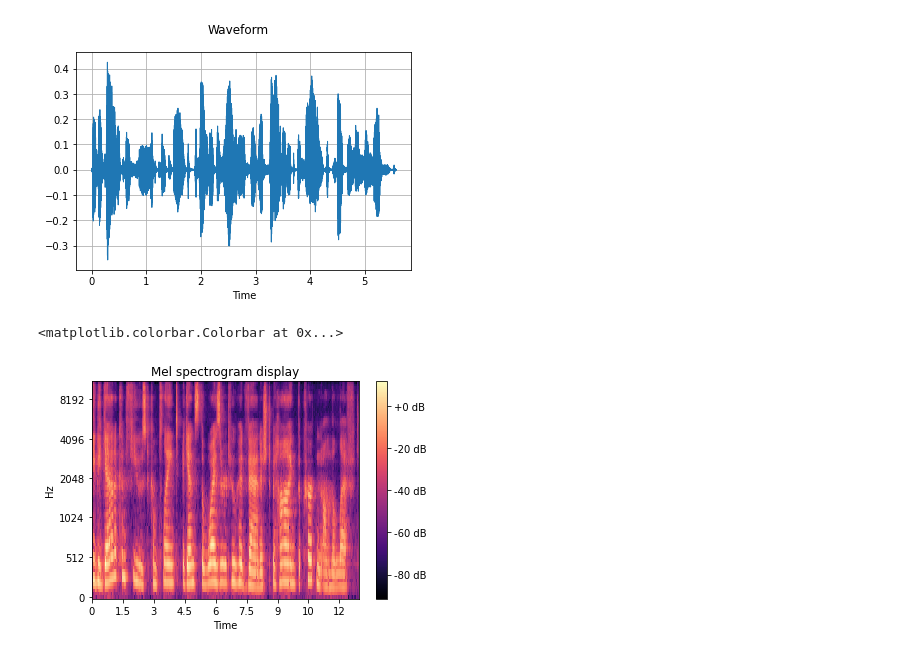
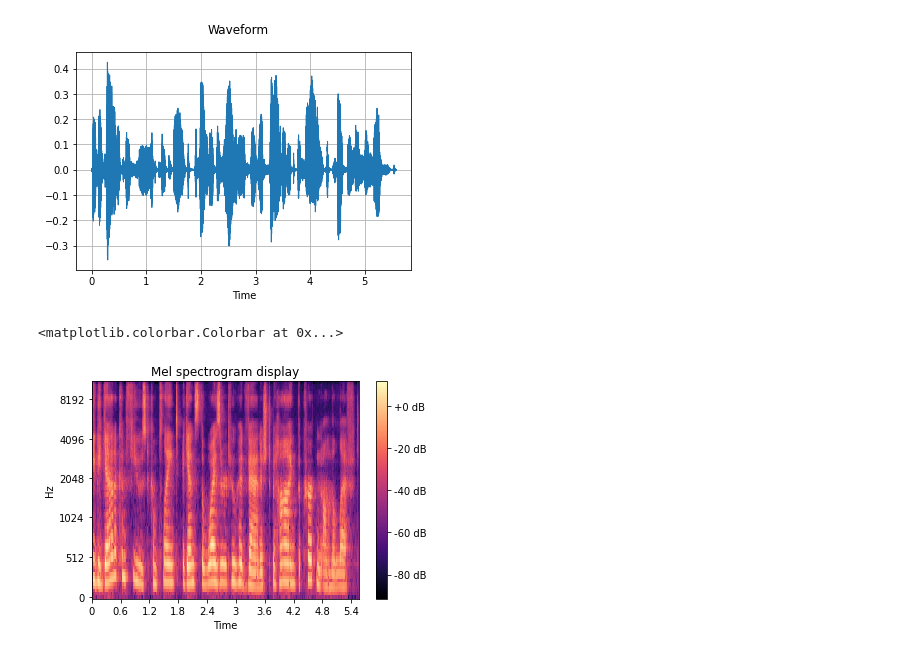
Before and after one commit to jhoffe/fagprojekt, a Jupyter notebook: asr_model/plot_specs.ipynb, the cells around one changed output. Cells and saved outputs as stored; diff of their text form; code cells hidden in the pictures.

Commit message:
fix plots

```diff
--- a/asr_model/plot_specs.ipynb
+++ b/asr_model/plot_specs.ipynb
@@ -160,23 +163,25 @@ def plot_waveform(waveform, sample_rate, title="Waveform", xlim=None, ylim=None)
 # %%
 SEED = 42
 torch.manual_seed(SEED)
 random.seed(SEED)
 np.random.seed(SEED)
 path = "./data/testclips/s61_c70968_u0.flac"
+window_size=0.02
+stride=0.01
 
 augmenter = AugmentedSpectrogramPlotter(normalize=False, noise=True, stretch=True, pitch_shift=True, should_augment=True)
 spec = augmenter.generate(path=path, noise=0, stretch=0, shift=0)
 waveform, sample_rate = torchaudio.load(path, format='flac')
 plot_waveform(waveform, sample_rate)
 
 fig, ax = plt.subplots()
-img = librosa.display.specshow(spec, y_axis='mel', x_axis='time', ax=ax)
+img = librosa.display.specshow(spec, y_axis='mel', x_axis='time', ax=ax, sr=sample_rate, hop_length=int(stride * sample_rate), n_fft=int(window_size * sample_rate))
 ax.set(title='Mel spectrogram display')
 fig.colorbar(img, ax=ax, format="%+2.f dB")
 # %% [output]
 [figure]
 <matplotlib.colorbar.Colorbar at 0x...>
-[figure, old version]
+[figure, new version]
 # %%
 plot_spec(path)
 # %% [output]
```
Also changed, not shown: parts of 2 cells of this notebook.
